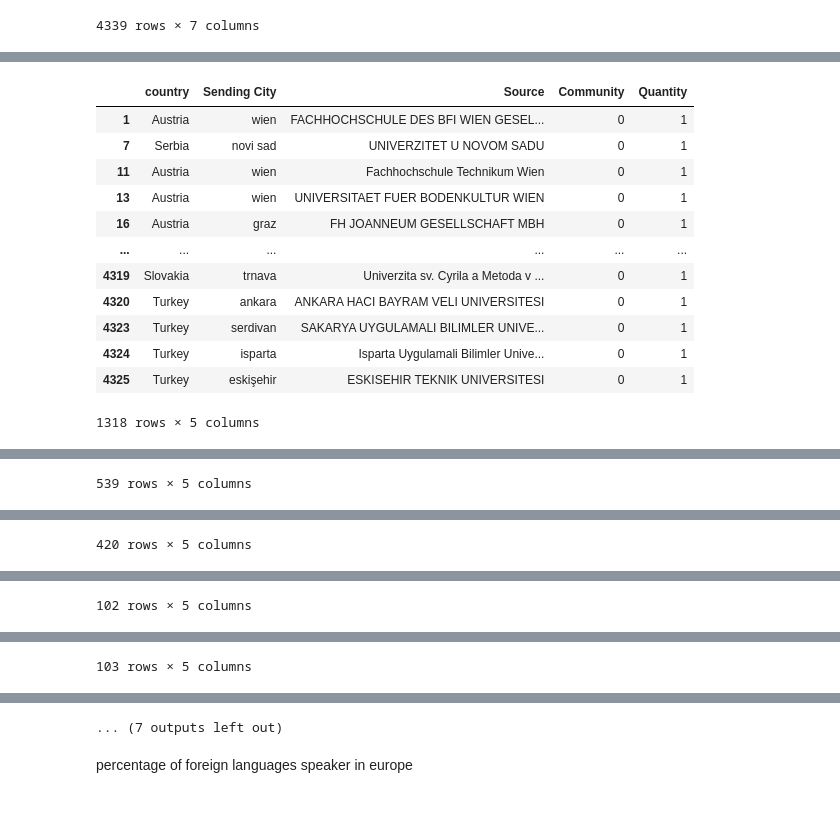
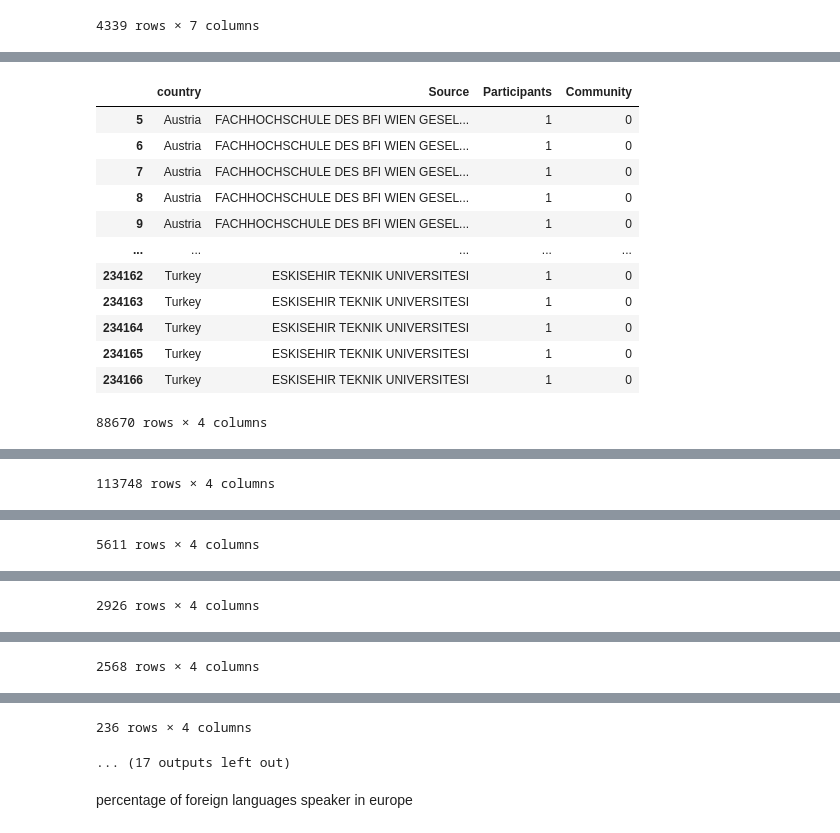
Before and after one commit to FilippoBragato/ErasmusMobilityStudy, a Jupyter notebook: universities_analysis.ipynb, the cells around one changed output, grey strips where cells are left out. Cells and saved outputs as stored; diff of their text form; code cells hidden in the pictures.

```diff
--- a/universities_analysis.ipynb
+++ b/universities_analysis.ipynb
@@ -178,7 +178,7 @@ p = nx.algorithms.community.modularity_max.greedy_modularity_communities(G)
 uni19_df = uni19_df[uni19_df['Participant Profile']=='Learner']
 uni19_df = uni19_df[uni19_df['Activity (mob)'].str.contains('Student')]
 uni19_df = uni19_df[~uni19_df['Activity (mob)'].str.contains('traineeship')]
-df_w_fields = uni19_df.loc[:,['Field of Education','Sending Organization']]
+df_w_fields = uni19_df.loc[:,['Field of Education','Sending Organization','Participants']]
 df_w_fields.rename(columns={'Sending Organization':'Source'}, inplace=True)
 df_w_fields = pd.merge(df_w_fields,nodes_df,how='inner',on='Source')
 df_w_fields['Field of Education'] = df_w_fields['Field of Education'].str.replace(', not further defined','')
@@ -191,12 +191,12 @@ df_w_fields['Field of Education'] = df_w_fields['Field of Education'].str.lower(
 df_w_fields['Field of Education'] = df_w_fields['Field of Education'].str.strip()
 field_dic = {'Education': ['training for pre-school teachers','teacher training without subject specialization','teacher training with subject specialization','education','education science'],
                 'Arts and humanities': ['handicrafts','religion and theology','philosophy and ethics','music and performing arts','literature and linguistics','languages','language acquisition','humanities (except languages)','history and archaeology','fine arts','fashion, interior and industrial design','arts', 'arts and humanities', 'audio-visual techniques and media production'],
-                'Social sciences, journalism and information': ['sociology and cultural studies','social sciences, journalism and information','social and behavioural sciences','psychology','political sciences and civics','library, information and archival studies','journalism and reporting','journalism and information','economics'],
+                'Social sciences': ['sociology and cultural studies','social sciences, journalism and information','social and behavioural sciences','psychology','political sciences and civics','library, information and archival studies','journalism and reporting','journalism and information','economics'],
                 'Business, administration and law': ['work skills','wholesale and retail sales','marketing and advertising','management and administration','law','finance, banking and insurance','business, administration and law', 'business and administration', 'accounting and taxation'],
-                'Natural sciences, mathematics and statistics': ['statistics','physics','physical sciences','natural sciences, mathematics and statistics','natural environments and wildlife','mathematics and statistics','mathematics','environmental sciences','environment','earth sciences','chemistry', 'biochemistry', 'biological and related sciences', 'biology'],
-                'Information and Communication Technologies (ICTs)': ['software and applications development and analysis','information and communication technologies (icts)','database and network design and administration', 'computer use'],
+                'Sciences, mathematics and statistics': ['statistics','physics','physical sciences','natural sciences, mathematics and statistics','natural environments and wildlife','mathematics and statistics','mathematics','environmental sciences','environment','earth sciences','chemistry', 'biochemistry', 'biological and related sciences', 'biology'],
+                'ICT': ['software and applications development and analysis','information and communication technologies (icts)','database and network design and administration', 'computer use'],
                 'Engineering, manufacturing and construction': ['textiles (clothes, footwear and leather)','motor vehicles, ships and aircraft','mining and extraction','mechanics and metal trades','materials (glass, paper, plastic and wood)','manufacturing and processing','food processing','environmental protection technology','electronics and automation','engineering and engineering trades','engineering, manufacturing and construction','electricity and energy','chemical engineering and processes', 'architecture and construction', 'architecture and town planning', 'building and civil engineering'],
-                'Agriculture, forestry, fisheries and veterinary': ['veterinary','forestry','fisheries','crop and livestock production', 'agriculture', 'agriculture, forestry, fisheries and veterinary'],
+                'Agriculture, forestry and veterinary': ['veterinary','forestry','fisheries','crop and livestock production', 'agriculture', 'agriculture, forestry, fisheries and veterinary'],
                 'Health and welfare': ['welfare','traditional and complementary medicine and therapy','therapy and rehabilitation','pharmacy','nursing and midwifery','medicine','medical diagnostic and treatment technology','hygiene and occupational health services','horticulture','health and welfare','health','dental studies', 'child care and youth services', 'care of the elderly and of disabled adults'],
                 'Services': ['travel, tourism and leisure','transport services','sports','social work and counselling','services','security services','secretarial and office work','protection of persons and property','personal services','occupational health and safety','military and defence','hotel, restaurants and catering','hair and beauty services','domestic services','community sanitation']
                 }
@@ -208,13 +208,12 @@ def standard_field(field):
 
 df_w_fields['Field of Education'] = df_w_fields['Field of Education'].apply(standard_field)
 df_w_fields['Community']=np.zeros(len(df_w_fields.index),dtype='int8')
-df_w_fields['Quantity']=np.ones(len(df_w_fields.index),dtype='int8')
 # %%
 for i, set in enumerate(p):
     for element in set:
-        df_w_fields.iat[element, 2]=i
+        df_w_fields.iat[element, 3]=i
 for i, set in enumerate(p):
-    if(len(df_w_fields[df_w_fields['Community']==i].index)>3):
+    if(len(df_w_fields[df_w_fields['Community']==i].index)>100):
         display(df_w_fields[df_w_fields['Community']==i])
 print(df_w_fields['Source'].nunique())
 
@@ -225,7 +224,7 @@ for i, set in enumerate(p):
         label = com_df.groupby(['Field of Education']).sum().index.get_level_values('Field of Education').tolist()
         com_df = com_df.groupby(['Field of Education']).sum()
         #display(com_df)
-        values = com_df['Quantity']
+        values = com_df['Participants']
         #com_df = com1_df['Quantity']/1318*100
         plt.pie(values,labels= label, labeldistance=1.05,radius=2, textprops={'size':'x-large'})
         plt.show()
@@ -334,49 +301,54 @@ for i, set in enumerate(p):
 eu_countries = ['Germany', 'United Kingdom', 'France', 'Italy', 'Spain', 'Ukraine', 'Poland', 'Romania',
                 'Netherlands', 'Belgium', 'Czechia', 'Greece', 'Portugal', 'Sweden', 'Hungary',
                 'Belarus', 'Austria', 'Serbia', 'Switzerland', 'Bulgaria', 'Denmark', 'Finland', 'Slovakia', 'Norway',
                 'Ireland', 'Croatia', 'Moldova', 'Bosnia and Herzegovina', 'Albania', 'Lithuania', 'Macedonia',
                 'Slovenia', 'Latvia', 'Estonia', 'Montenegro', 'Luxembourg', 'Malta', 'Iceland', 'Andorra', 'Monaco',
                 'Liechtenstein', 'Kosovo', 'Turkey']
 
 
 node_comm = nodes_df.copy()
 #node_comm.drop(columns=['NodeID'], inplace=True)
 node_comm['Community']=np.zeros(len(node_comm.index),dtype='int8')
-node_comm['Quantity']=np.ones(len(node_comm.index),dtype='int8')
 for i, set in enumerate(p):
     for element in set:
         node_comm.iat[element, 1]=i
-node_comm = pd.merge(nodes2,node_comm,how='inner',on='Source')
-node_comm.drop(columns=['lat','lng','admin_name','id'], inplace=True)
+temp = uni19_df.loc[:,['Sending Country Code','Sending Organization','Participants']]
+temp.rename(columns={'Sending Organization':'Source','Sending Country Code':'country'}, inplace=True)
+node_comm = pd.merge(temp,node_comm,how='inner',on='Source')
 node_comm = node_comm[node_comm['country'].str.contains('|'.join(eu_countries))==True]
 for i, set in enumerate(p):
-    if(len(node_comm[node_comm['Community']==i].index)>3):
+    if(len(node_comm[node_comm['Community']==i].index)>100):
         display(node_comm[node_comm['Community']==i])
 
 
 for i, set in enumerate(p):
     if(len(node_comm[node_comm['Community']==i].index)>100):
         com_df = node_comm[node_comm['Community']==i]
+        #com_df.drop(columns=['Community'],inplace=True)
         label = com_df.groupby(['country']).sum().index.get_level_values('country').tolist()
         com_df = com_df.groupby(['country']).sum()
-        #display(com_df)
-        values = com_df['Quantity']
+        for l,j in enumerate(label):
+            if((com_df.loc[j,'Participants']/com_df['Participants'].sum())<0.005):
+                print(j)
+                label[l]=''
+        display(com_df)
+        values = com_df['Participants']
         #com_df = com1_df['Quantity']/1318*100
         plt.pie(values,labels= label, labeldistance=1.05,radius=2, rotatelabels=True)
         plt.show()
 
 # 52 communities. Choose if it makes sense to reduce the number of them
 # %% [output]
-|  | country | Sending City | Source | Community | Quantity |
-| 1 | Austria | wien | FACHHOCHSCHULE DES BFI WIEN GESEL... | 0 | 1 |
-| 7 | Serbia | novi sad | UNIVERZITET U NOVOM SADU | 0 | 1 |
-| 11 | Austria | wien | Fachhochschule Technikum Wien | 0 | 1 |
-| 13 | Austria | wien | UNIVERSITAET FUER BODENKULTUR WIEN | 0 | 1 |
-| 16 | Austria | graz | FH JOANNEUM GESELLSCHAFT MBH | 0 | 1 |
-| ... | ... | ... | ... | ... | ... |
-| 4319 | Slovakia | trnava | Univerzita sv. Cyrila a Metoda v ... | 0 | 1 |
-| 4320 | Turkey | ankara | ANKARA HACI BAYRAM VELI UNIVERSITESI | 0 | 1 |
-| 4323 | Turkey | serdivan | SAKARYA UYGULAMALI BILIMLER UNIVE... | 0 | 1 |
-| 4324 | Turkey | isparta | Isparta Uygulamali Bilimler Unive... | 0 | 1 |
-| 4325 | Turkey | eskişehir | ESKISEHIR TEKNIK UNIVERSITESI | 0 | 1 |
+|  | country | Source | Participants | Community |
+| 5 | Austria | FACHHOCHSCHULE DES BFI WIEN GESEL... | 1 | 0 |
+| 6 | Austria | FACHHOCHSCHULE DES BFI WIEN GESEL... | 1 | 0 |
+| 7 | Austria | FACHHOCHSCHULE DES BFI WIEN GESEL... | 1 | 0 |
+| 8 | Austria | FACHHOCHSCHULE DES BFI WIEN GESEL... | 1 | 0 |
+| 9 | Austria | FACHHOCHSCHULE DES BFI WIEN GESEL... | 1 | 0 |
+| ... | ... | ... | ... | ... |
+| 234162 | Turkey | ESKISEHIR TEKNIK UNIVERSITESI | 1 | 0 |
+| 234163 | Turkey | ESKISEHIR TEKNIK UNIVERSITESI | 1 | 0 |
+| 234164 | Turkey | ESKISEHIR TEKNIK UNIVERSITESI | 1 | 0 |
+| 234165 | Turkey | ESKISEHIR TEKNIK UNIVERSITESI | 1 | 0 |
+| 234166 | Turkey | ESKISEHIR TEKNIK UNIVERSITESI | 1 | 0 |
-1318 rows × 5 columns
+88670 rows × 4 columns
@@ -395 +367 @@ for i, set in enumerate(p):
-539 rows × 5 columns
+113748 rows × 4 columns
@@ -408 +380 @@ for i, set in enumerate(p):
-420 rows × 5 columns
+5611 rows × 4 columns
@@ -421 +393 @@ for i, set in enumerate(p):
-102 rows × 5 columns
+2926 rows × 4 columns
@@ -434 +406 @@ for i, set in enumerate(p):
-103 rows × 5 columns
+2568 rows × 4 columns
@@ -453,4 +419,5 @@ for i, set in enumerate(p):
-... (7 outputs left out)
+236 rows × 4 columns
+... (17 outputs left out)
 # %% [markdown]
 percentage of foreign languages speaker in europe
 # %%
```
Also changed, not shown: parts of 2 cells of this notebook.
